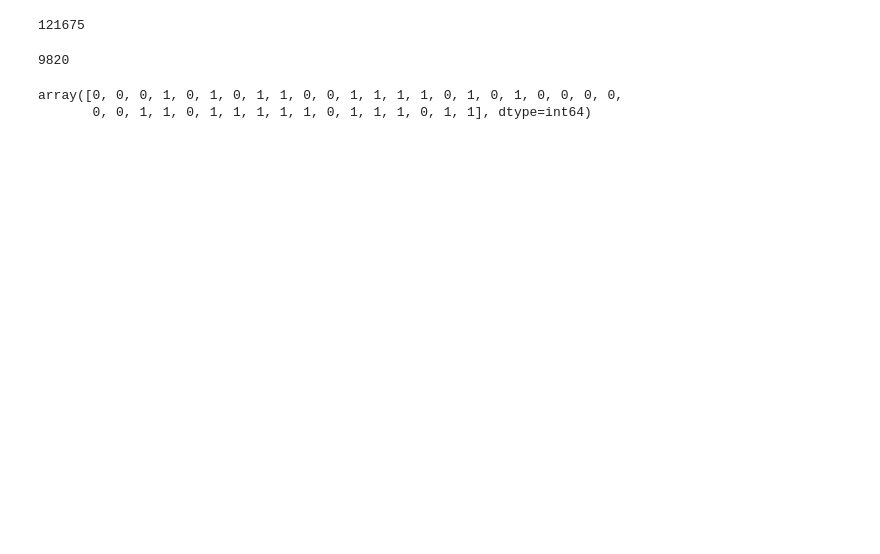
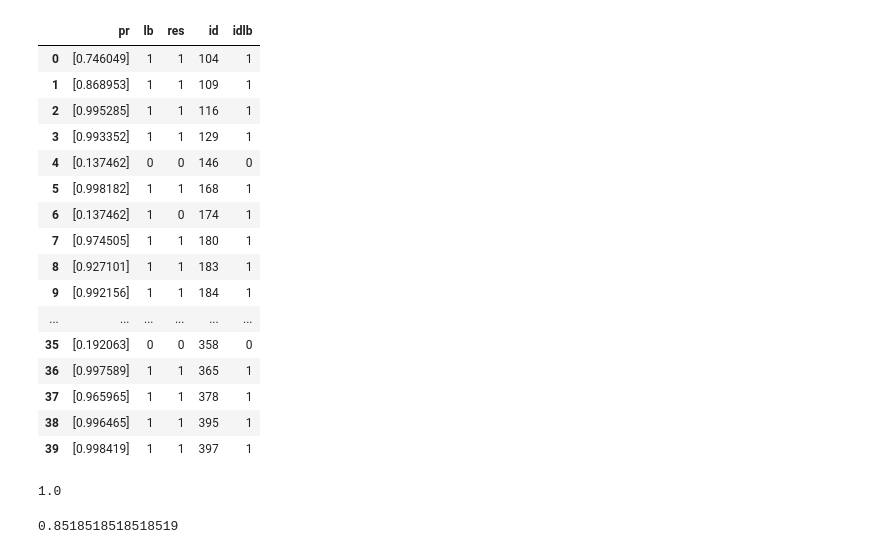
Before and after one commit to RezaSadeghiWSU/Deep-Learning-1, a Jupyter notebook: Eval.ipynb, the cells around one changed output. Cells and saved outputs as stored; diff of their text form; code cells hidden in the pictures; blank space fills up the shorter version.

```diff
--- a/Eval.ipynb
+++ b/Eval.ipynb
@@ -73,23 +61,0 @@ Test accuracy: 0.875
-# %%
-from keras.preprocessing import sequence
-
-datac['lens'] = datac.ind.map(lambda x: len(x))
-maxlenc = max(datac.lens)
-datac = datac[datac.lens != 0]
-maxlenc
-# %% [output]
-121675
-# %%
-datac = datac[datac.lens < 10000]
-maxlenc = max(datac.lens)
-maxlenc
-# %% [output]
-9820
-# %%
-X_testc = sequence.pad_sequences(testc.ind, maxlen=maxlenc)
-X_testc = np.array([x.ravel() for x in X_testc])
-Y_testc = np.array([x for x in testc.diet])
-Y_testc
-# %% [output]
-array([0, 0, 0, 1, 0, 1, 0, 1, 1, 0, 0, 1, 1, 1, 1, 0, 1, 0, 1, 0, 0, 0, 0,
-       0, 0, 1, 1, 0, 1, 1, 1, 1, 1, 0, 1, 1, 1, 0, 1, 1], dtype=int64)
@@ -99,0 +62,50 @@ print('Test accuracy:', score[1])
+# %%
+prediction = model.predict(np.array(X_test))
+df=pd.DataFrame(columns=["pr", "lb"])
+df.pr=list(prediction)
+df.lb=list(Y_test)
+df['res']=df.pr.map(lambda x: 1 if x>0.5 else 0)
+df['id']=list(test.name)
+df['idlb']=list(test.label.map(lambda x: x[10]))
+# %%
+df
+# %% [output]
+|  | pr | lb | res | id | idlb |
+| 0 | [0.746049] | 1 | 1 | 104 | 1 |
+| 1 | [0.868953] | 1 | 1 | 109 | 1 |
+| 2 | [0.995285] | 1 | 1 | 116 | 1 |
+| 3 | [0.993352] | 1 | 1 | 129 | 1 |
+| 4 | [0.137462] | 0 | 0 | 146 | 0 |
+| 5 | [0.998182] | 1 | 1 | 168 | 1 |
+| 6 | [0.137462] | 1 | 0 | 174 | 1 |
+| 7 | [0.974505] | 1 | 1 | 180 | 1 |
+| 8 | [0.927101] | 1 | 1 | 183 | 1 |
+| 9 | [0.992156] | 1 | 1 | 184 | 1 |
+| ... | ... | ... | ... | ... | ... |
+| 35 | [0.192063] | 0 | 0 | 358 | 0 |
+| 36 | [0.997589] | 1 | 1 | 365 | 1 |
+| 37 | [0.965965] | 1 | 1 | 378 | 1 |
+| 38 | [0.996465] | 1 | 1 | 395 | 1 |
+| 39 | [0.998419] | 1 | 1 | 397 | 1 |
+# %%
+i=0
+a=0
+for index, row in df.iterrows():
+    if row.lb==0:
+        a=a+1
+        if (row.lb==row.res) :
+            i=i+1
+i/a
+# %% [output]
+1.0
+# %%
+i=0
+a=0
+for index, row in df.iterrows():
+    if row.lb==1:
+        a=a+1
+        if (row.lb==row.res) :
+            i=i+1
+i/a
+# %% [output]
+0.8518518518518519
```
Also changed, not shown: parts of 21 cells of this notebook, 8 other files.
